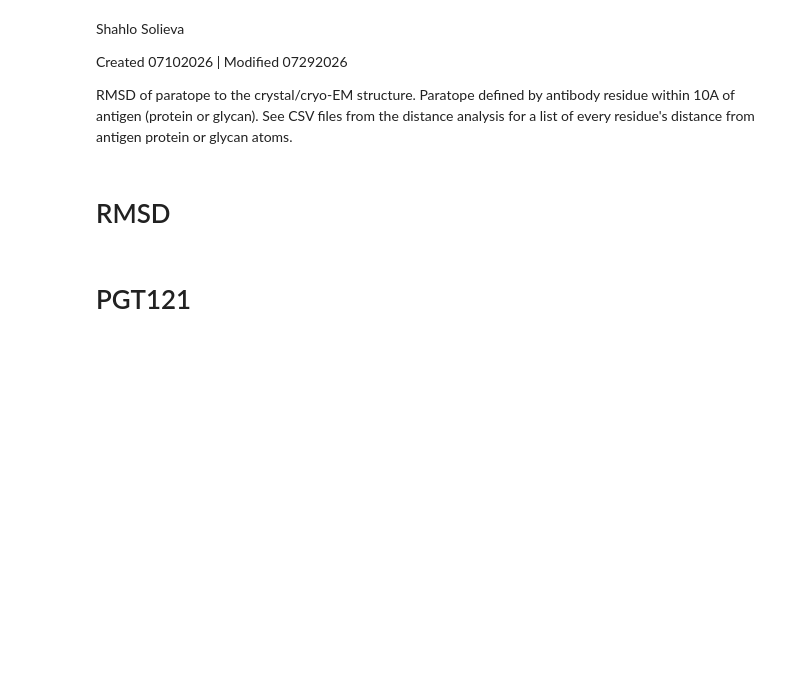
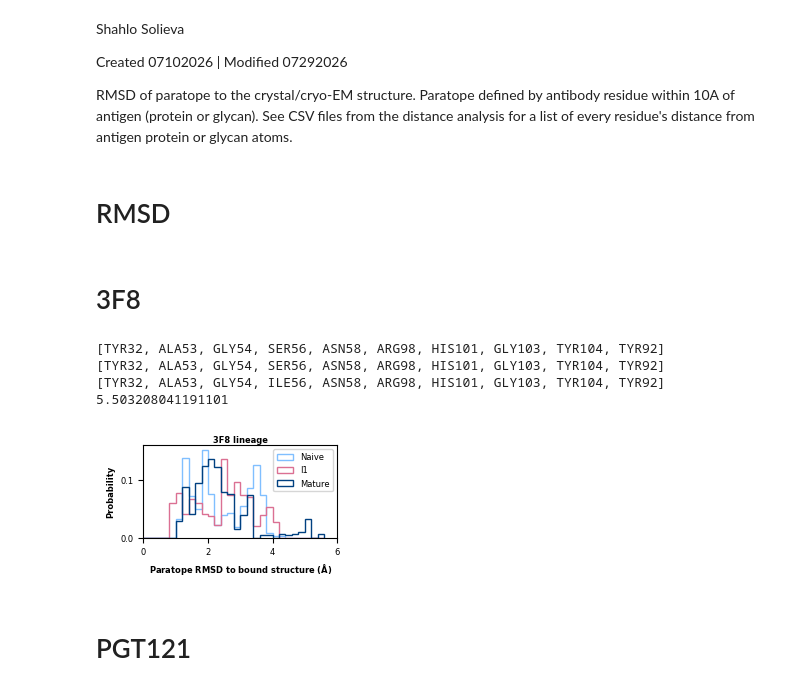
Before and after one commit to ssolieva/antibody-dynamics, a Jupyter notebook: analysis-files/paratope_RMSD/notebooks/calculateRMSD.ipynb, the cells around one changed output. Drawn from its saved outputs; the diff is of its cells as text; code cells hidden in the pictures; blank space fills up the shorter version.

Commit message:
paratope rmsd files

```diff
--- a/analysis-files/paratope_RMSD/notebooks/calculateRMSD.ipynb
+++ b/analysis-files/paratope_RMSD/notebooks/calculateRMSD.ipynb
@@ -12,7 +12,7 @@ import matplotlib.pyplot as plt
 # %% [markdown]
 # RMSD
 # %%
-def get_rmsd(ref_FR_inds_path, ref_pdb_path, target_sys_name, ref_HC_resis, target_HC_resis, ref_LC_resis, target_LC_resis, ref_chains=[0,1]):
+def get_rmsd(ref_FR_inds_path, ref_pdb_path, target_sys_name, ref_HC_resis, target_HC_resis, ref_LC_resis, target_LC_resis, ref_chains=[0,1], target_chains=[0,1]):
     # import ref info:
     #print(ref_chains)
     ref_pdb = md.load(ref_pdb_path)
@@ -33,8 +33,8 @@ def get_rmsd(ref_FR_inds_path, ref_pdb_path, target_sys_name, ref_HC_resis, targ
         centers=pickle.load(file) # load in cluster centers.
     target_fr_indices = np.load(f'../data/{sys_name}-FR-indices.npy')
     #target_paratope_indices=np.load(f'../data/{sys_name}-paratope-indices.npy')
-    target_paratope_indices = np.concatenate([target_pdb.topology.select(f'chainid 0 and residue {target_HC_resis} and name CA'),
-                                              target_pdb.topology.select(f'chainid 1 and residue {target_LC_resis} and name CA')])
+    target_paratope_indices = np.concatenate([target_pdb.topology.select(f'chainid {target_chains[0]} and residue {target_HC_resis} and name CA'),
+                                              target_pdb.topology.select(f'chainid {target_chains[1]} and residue {target_LC_resis} and name CA')])
     #print(len(target_paratope_indices), target_paratope_indices[-10:])
 
     resis_included=[]
@@ -63,6 +63,51 @@ def get_rmsd(ref_FR_inds_path, ref_pdb_path, target_sys_name, ref_HC_resis, targ
     return rmsd_values, eq_probs
 # %%
 # colors = ['#80bfff','palevioletred','pink','lavenderblush','#004080']
+# %% [markdown]
+# 3F8
+# %%
+lineage = 'Ab3F8'
+
+ref_LC_resis   = '92'
+# target_LC_resis= ref_LC_resis
+
+ref_HC_resis =   '32 53 54 56 58 98 101 103 104'
+# same HC and LC for both naive and mature, no insertions/deletions.
+
+
+ref_FR_inds_path= '/mnt/pure/bowmanlab/WG-shahlo/projects/Ab_dynamics/analysis/paratope_RMSD/data/3F8-ref-FR-indices.npy'
+ref_pdb_path= '/mnt/pure/bowmanlab/WG-shahlo/projects/Ab_dynamics/analysis/paratope_RMSD/ref_structures/3vfg_mature_3f8.pdb'
+
+target_sys_name = 'Ab3F8_naive_VC'
+naive_rmsd_values, naive_eq_probs = get_rmsd(ref_FR_inds_path, ref_pdb_path, target_sys_name, ref_HC_resis, ref_HC_resis, ref_LC_resis, ref_LC_resis, ref_chains=[1,0])
+
+target_sys_name = 'Ab3F8_I56S_VC'
+I_rmsd_values, I_eq_probs = get_rmsd(ref_FR_inds_path, ref_pdb_path, target_sys_name, ref_HC_resis, ref_HC_resis, ref_LC_resis, ref_LC_resis, ref_chains=[1,0])
+
+target_sys_name = 'Ab3F8_mature_VC'
+mature_rmsd_values, mature_eq_probs = get_rmsd(ref_FR_inds_path, ref_pdb_path, target_sys_name, ref_HC_resis, ref_HC_resis, ref_LC_resis, ref_LC_resis, ref_chains=[1,0])
+print(np.max(np.concatenate([naive_rmsd_values,mature_rmsd_values,I_rmsd_values])))
+
+plt.figure(figsize=[2.5,1.2])
+bins=np.arange(0,5.8,0.2)
+plt.hist(naive_rmsd_values,  bins=bins,weights=naive_eq_probs,  edgecolor='#80bfff',       label='Naive', histtype='step')
+plt.hist(I_rmsd_values,      bins=bins, weights=I_eq_probs,     edgecolor='palevioletred',       label='I1', histtype='step')
+plt.hist(mature_rmsd_values, bins=bins, weights=mature_eq_probs,edgecolor='#004080',       label='Mature', histtype='step')
+plt.xlabel('Paratope RMSD to bound structure ('+r'$\mathbf{\AA}$'+')',fontsize=6, weight='bold')
+plt.ylabel('Probability',fontsize=6, weight='bold')
+plt.title('3F8 lineage', fontsize=6, weight='bold', pad=2)
+plt.yticks(fontsize=6)
+plt.xticks(fontsize=6)
+plt.legend(fontsize=6)
+plt.xlim(0,6)
+plt.savefig(f"../figures/paratope_RMSD_to_bound_structure_{lineage}.pdf", dpi=300, bbox_inches='tight', transparent=True)
+plt.show()
+# %% [output]
+[TYR32, ALA53, GLY54, SER56, ASN58, ARG98, HIS101, GLY103, TYR104, TYR92]
+[TYR32, ALA53, GLY54, SER56, ASN58, ARG98, HIS101, GLY103, TYR104, TYR92]
+[TYR32, ALA53, GLY54, ILE56, ASN58, ARG98, HIS101, GLY103, TYR104, TYR92]
+5.503208041191101
+[figure, added]
 # %% [markdown]
 # PGT121
 # %%
```
Also changed, not shown: parts of 2 cells of this notebook, 11 other files.
